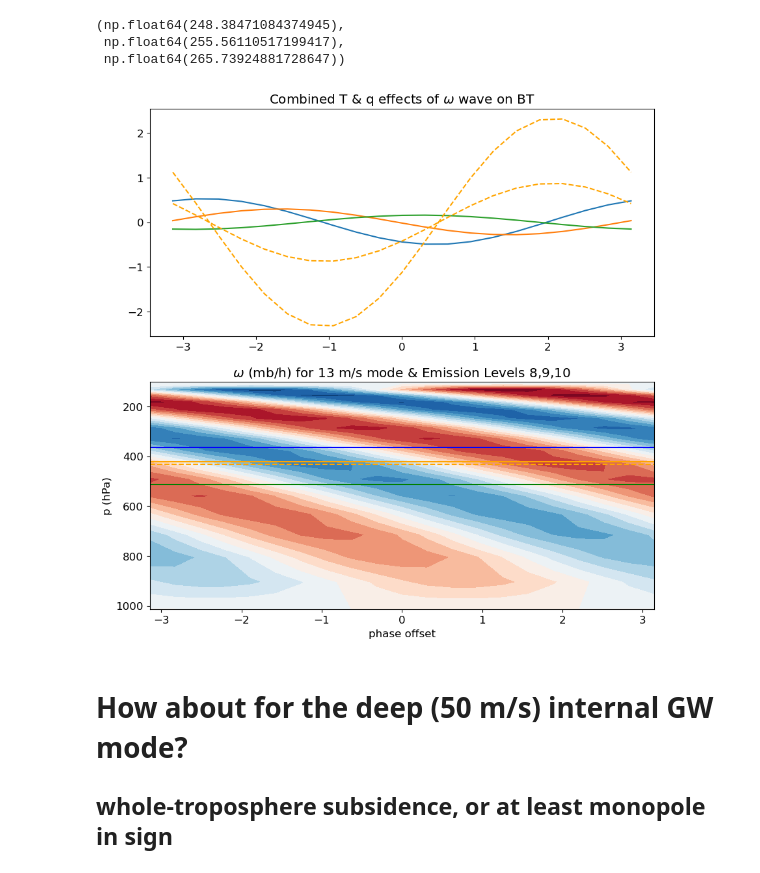
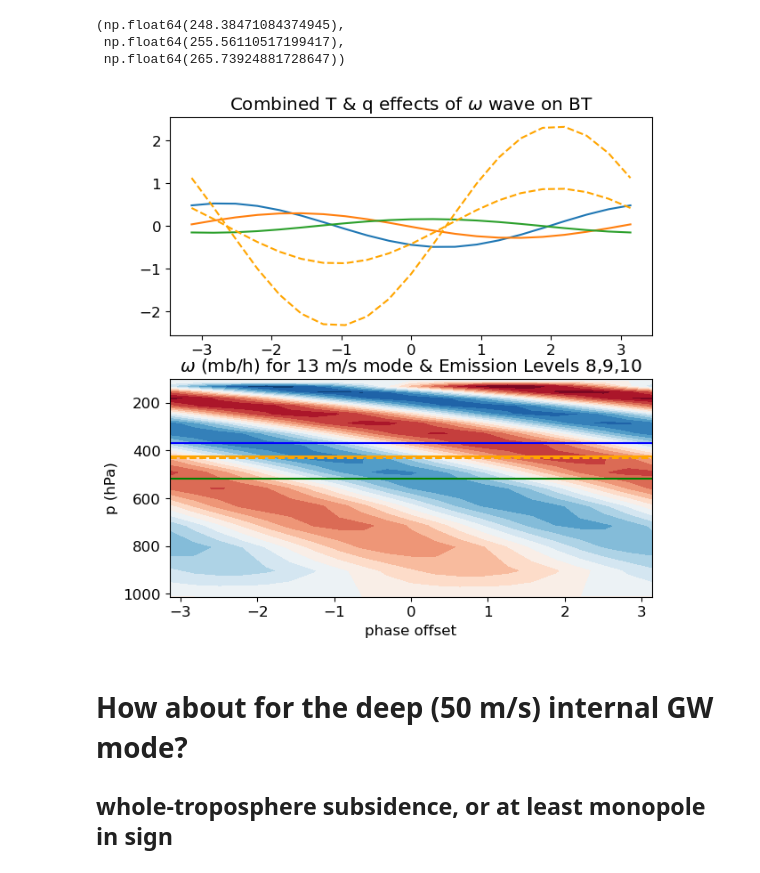
Before and after one commit to ATMOcanes/arts-lectures, a Jupyter notebook: exercises/06-olr/BEMolr.ipynb, the cells around one changed output. Saved outputs shown, nothing was run; the diff lists cells and outputs as text; code cells hidden in the pictures.

```diff
--- a/exercises/06-olr/BEMolr.ipynb
+++ b/exercises/06-olr/BEMolr.ipynb
@@ -726,36 +726,35 @@ for i,ph in enumerate(phase_offset):
 
 # Dry case emission levels, Monotonic requirement on interp: use a negative sign
 EL8dry = np.interp(-T8dry,  -Tprof[1:15], pprof[1:15]) # must be in monotonic troposphere= 1:15
 EL9dry = np.interp(-T9dry,  -Tprof[1:15], pprof[1:15]) # must be in monotonic troposphere= 1:15
 EL10dry= np.interp(-T10dry, -Tprof[1:15], pprof[1:15]) # must be in monotonic troposphere= 1:15
 
-
-plt.figure(figsize=(10,10) )
+plt.figure(figsize=(7,7) )
 
 plt.subplot(211)
 plt.plot(phase_offset, DT8sdry_phase);
 plt.plot(phase_offset, DT9sdry_phase);
 plt.plot(phase_offset, DT10sdry_phase);
 plt.title('Combined T & q effects of $\omega$ wave on BT')
 
 # PB24 coefficient is "between 6 and 16 hPa per K" so overplot omega curve divided by this coefficient
 # Hardwire level 9 = 378 hPa NO DRY CASE 8=432mb
 plt.plot(phase_offset, Amplitude/100 *om21[8,:]/6., linestyle='--', color='orange') # convert omega at 378mb to BT using PB24 coefficient
 plt.plot(phase_offset, Amplitude/100 *om21[8,:]/16., linestyle='--', color='orange') # convert omega at 378mb to BT using PB24 coefficient
 
 plt.subplot(212)
 plt.contourf(phase_offset, pprof/100., om21, 15, cmap='RdBu_r')
 plt.title('$\omega$ (mb/h) for 13 m/s mode & Emission Levels 8,9,10')
 plt.ylim([1013,100]); plt.ylabel('p (hPa)')
 plt.xlabel('phase offset')
 plt.hlines(EL8dry/100, -np.pi, np.pi,'blue');
 plt.hlines(EL9dry/100, -np.pi, np.pi,'orange');
 plt.hlines(EL10dry/100,-np.pi, np.pi,'green');
 
 # Hardwire level 9 = 378 hPa NO DRY CASE 8=432mb
 plt.hlines(432.,-np.pi, np.pi,'orange', linestyle='--'); #378mb level where PB24 coefficients are applied
 # %% [output]
-[figure, old version]
+[figure, new version]
 # %% [markdown]
 # How about for the deep (50 m/s) internal GW mode?
 ## whole-troposphere subsidence, or at least monopole in sign
```
Also changed, not shown: parts of 3 cells of this notebook.
